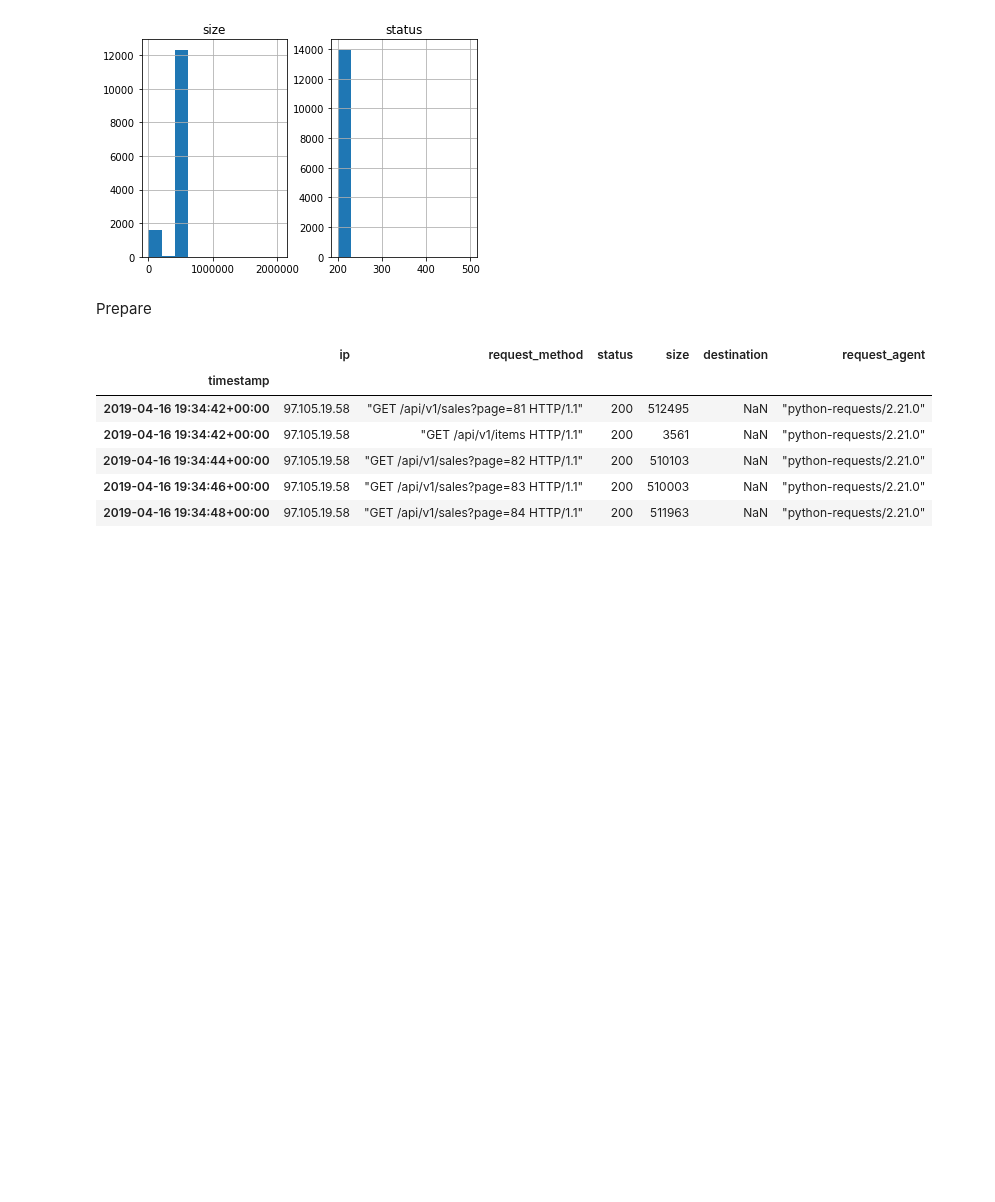
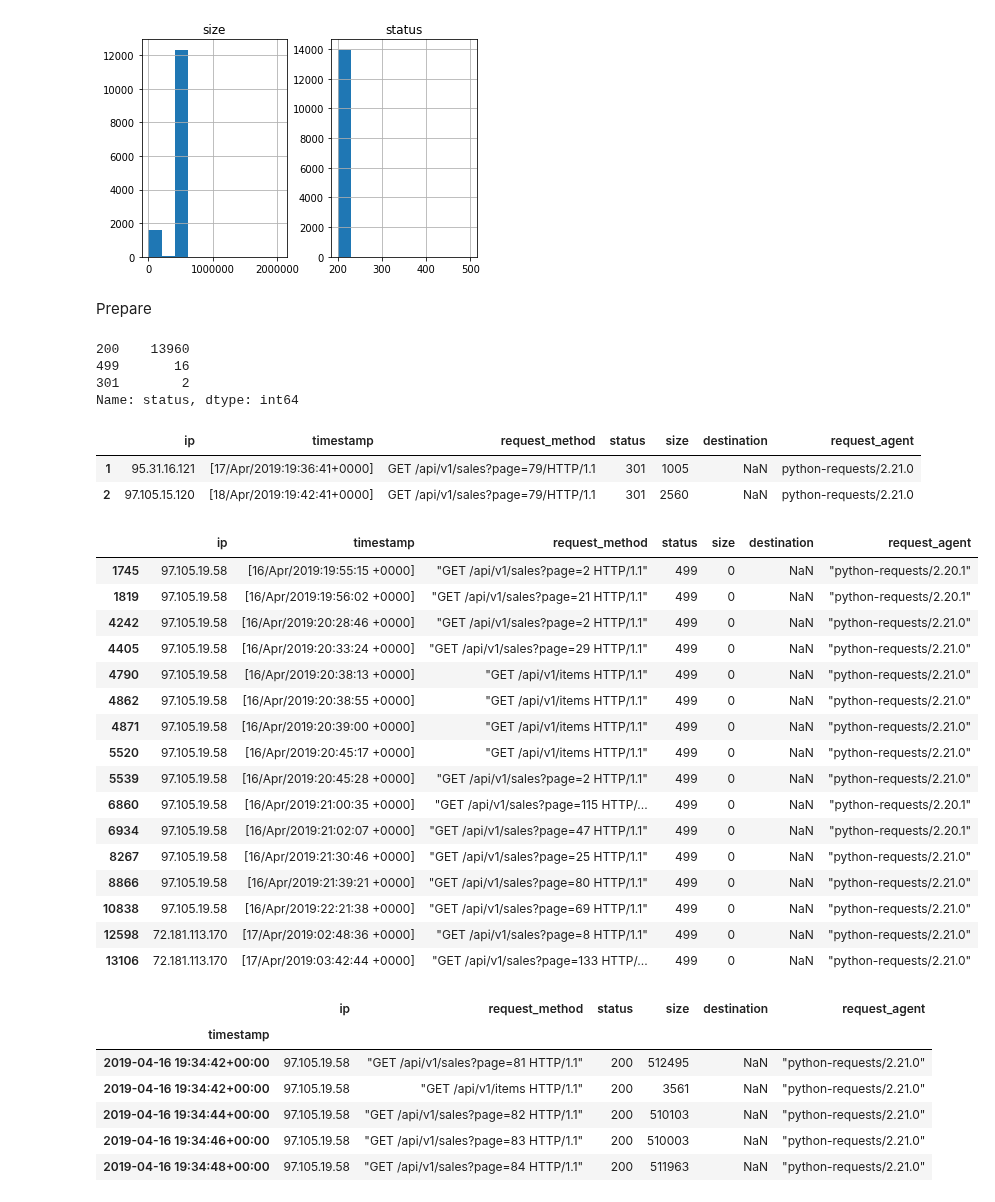
Before and after one commit to cari-holmes/ds-methodologies-exercises, a Jupyter notebook: anomaly_detection/discrete_anomaly_detection.ipynb, the cells around one changed output. Drawn from its saved outputs; the diff is of its cells as text; code cells hidden in the pictures; blank space fills up the shorter version.

```diff
--- a/anomaly_detection/discrete_anomaly_detection.ipynb
+++ b/anomaly_detection/discrete_anomaly_detection.ipynb
@@ -99,6 +99,39 @@ plt.show()
 [figure]
 # %% [markdown]
 Prepare
+# %%
+df.status.value_counts()
+# %% [output]
+200    13960
+499       16
+301        2
+Name: status, dtype: int64
+# %%
+df[df.status == 301]
+# %% [output]
+|  | ip | timestamp | request_method | status | size | destination | request_agent |
+| 1 | 95.31.16.121 | [17/Apr/2019:19:36:41+0000] | GET /api/v1/sales?page=79/HTTP/1.1 | 301 | 1005 | NaN | python-requests/2.21.0 |
+| 2 | 97.105.15.120 | [18/Apr/2019:19:42:41+0000] | GET /api/v1/sales?page=79/HTTP/1.1 | 301 | 2560 | NaN | python-requests/2.21.0 |
+# %%
+df[df.status == 499]
+# %% [output]
+|  | ip | timestamp | request_method | status | size | destination | request_agent |
+| 1745 | 97.105.19.58 | [16/Apr/2019:19:55:15 +0000] | "GET /api/v1/sales?page=2 HTTP/1.1" | 499 | 0 | NaN | "python-requests/2.20.1" |
+| 1819 | 97.105.19.58 | [16/Apr/2019:19:56:02 +0000] | "GET /api/v1/sales?page=21 HTTP/1.1" | 499 | 0 | NaN | "python-requests/2.20.1" |
+| 4242 | 97.105.19.58 | [16/Apr/2019:20:28:46 +0000] | "GET /api/v1/sales?page=2 HTTP/1.1" | 499 | 0 | NaN | "python-requests/2.21.0" |
+| 4405 | 97.105.19.58 | [16/Apr/2019:20:33:24 +0000] | "GET /api/v1/sales?page=29 HTTP/1.1" | 499 | 0 | NaN | "python-requests/2.21.0" |
+| 4790 | 97.105.19.58 | [16/Apr/2019:20:38:13 +0000] | "GET /api/v1/items HTTP/1.1" | 499 | 0 | NaN | "python-requests/2.21.0" |
+| 4862 | 97.105.19.58 | [16/Apr/2019:20:38:55 +0000] | "GET /api/v1/items HTTP/1.1" | 499 | 0 | NaN | "python-requests/2.21.0" |
+| 4871 | 97.105.19.58 | [16/Apr/2019:20:39:00 +0000] | "GET /api/v1/items HTTP/1.1" | 499 | 0 | NaN | "python-requests/2.21.0" |
+| 5520 | 97.105.19.58 | [16/Apr/2019:20:45:17 +0000] | "GET /api/v1/items HTTP/1.1" | 499 | 0 | NaN | "python-requests/2.21.0" |
+| 5539 | 97.105.19.58 | [16/Apr/2019:20:45:28 +0000] | "GET /api/v1/sales?page=2 HTTP/1.1" | 499 | 0 | NaN | "python-requests/2.21.0" |
+| 6860 | 97.105.19.58 | [16/Apr/2019:21:00:35 +0000] | "GET /api/v1/sales?page=115 HTTP/... | 499 | 0 | NaN | "python-requests/2.20.1" |
+| 6934 | 97.105.19.58 | [16/Apr/2019:21:02:07 +0000] | "GET /api/v1/sales?page=47 HTTP/1.1" | 499 | 0 | NaN | "python-requests/2.20.1" |
+| 8267 | 97.105.19.58 | [16/Apr/2019:21:30:46 +0000] | "GET /api/v1/sales?page=25 HTTP/1.1" | 499 | 0 | NaN | "python-requests/2.21.0" |
+| 8866 | 97.105.19.58 | [16/Apr/2019:21:39:21 +0000] | "GET /api/v1/sales?page=80 HTTP/1.1" | 499 | 0 | NaN | "python-requests/2.21.0" |
+| 10838 | 97.105.19.58 | [16/Apr/2019:22:21:38 +0000] | "GET /api/v1/sales?page=69 HTTP/1.1" | 499 | 0 | NaN | "python-requests/2.21.0" |
+| 12598 | 72.181.113.170 | [17/Apr/2019:02:48:36 +0000] | "GET /api/v1/sales?page=8 HTTP/1.1" | 499 | 0 | NaN | "python-requests/2.21.0" |
+| 13106 | 72.181.113.170 | [17/Apr/2019:03:42:44 +0000] | "GET /api/v1/sales?page=133 HTTP/... | 499 | 0 | NaN | "python-requests/2.21.0" |
 # %%
 # Parse Datetime
 df.timestamp = df.timestamp.str.replace(r'(\[|\])', '', regex=True)
```
Also changed, not shown: parts of 15 cells of this notebook.
